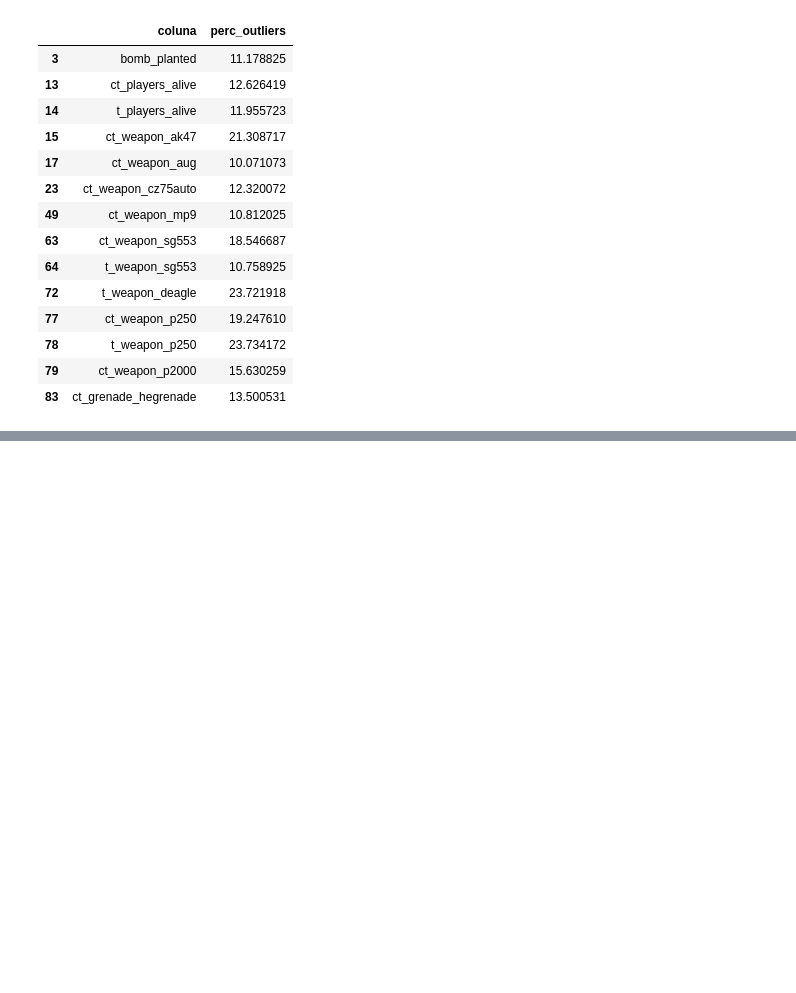
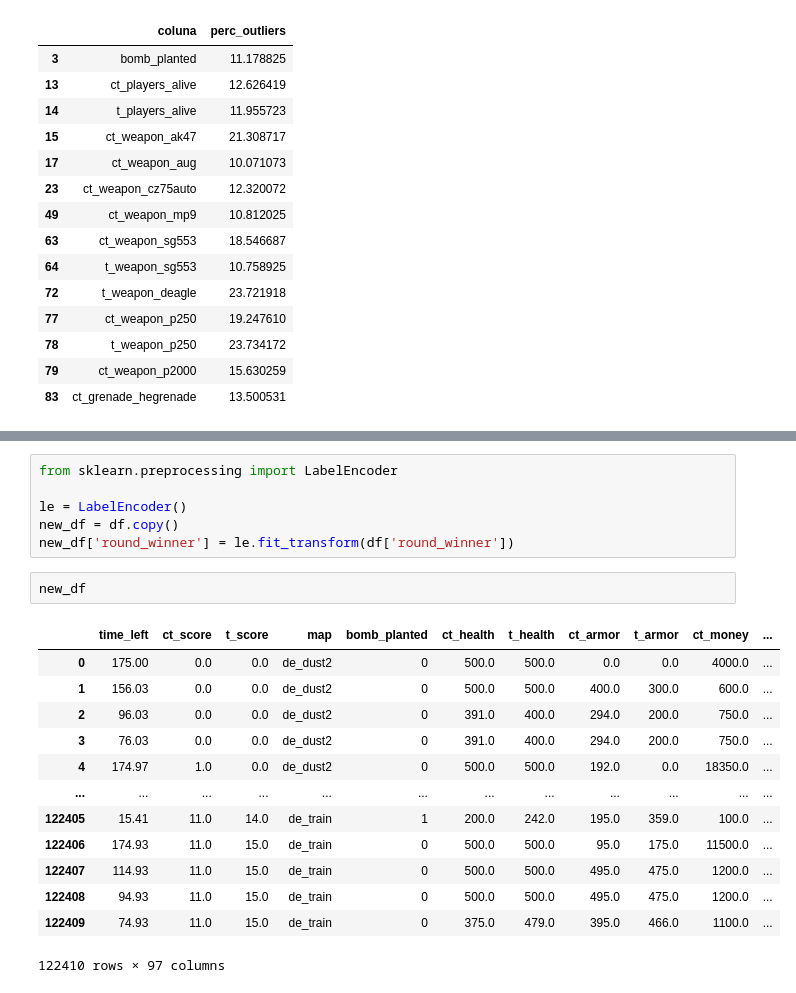
Before and after one commit to andrey-cp/Portfolio-Data-Science, a Jupyter notebook: Resolução de problema de classificação usando modelagem preditiva/Problema de classificação - Counter Strike.ipynb, the cells around one changed output, grey strips where cells are left out. Drawn from its saved outputs; the diff is of its cells as text; blank space fills up the shorter version.

```diff
--- a/Resolução de problema de classificação usando modelagem preditiva/Problema de classificação - Counter Strike.ipynb
+++ b/Resolução de problema de classificação usando modelagem preditiva/Problema de classificação - Counter Strike.ipynb
@@ -299,0 +199,22 @@ plt.show()
+# %%
+from sklearn.preprocessing import LabelEncoder
+
+le = LabelEncoder()
+new_df = df.copy()
+new_df['round_winner'] = le.fit_transform(df['round_winner'])
+# %%
+new_df
+# %% [output]
+|  | time_left | ct_score | t_score | map | bomb_planted | ct_health | t_health | ct_armor | t_armor | ct_money | ... |
+| 0 | 175.00 | 0.0 | 0.0 | de_dust2 | 0 | 500.0 | 500.0 | 0.0 | 0.0 | 4000.0 | ... |
+| 1 | 156.03 | 0.0 | 0.0 | de_dust2 | 0 | 500.0 | 500.0 | 400.0 | 300.0 | 600.0 | ... |
+| 2 | 96.03 | 0.0 | 0.0 | de_dust2 | 0 | 391.0 | 400.0 | 294.0 | 200.0 | 750.0 | ... |
+| 3 | 76.03 | 0.0 | 0.0 | de_dust2 | 0 | 391.0 | 400.0 | 294.0 | 200.0 | 750.0 | ... |
+| 4 | 174.97 | 1.0 | 0.0 | de_dust2 | 0 | 500.0 | 500.0 | 192.0 | 0.0 | 18350.0 | ... |
+| ... | ... | ... | ... | ... | ... | ... | ... | ... | ... | ... | ... |
+| 122405 | 15.41 | 11.0 | 14.0 | de_train | 1 | 200.0 | 242.0 | 195.0 | 359.0 | 100.0 | ... |
+| 122406 | 174.93 | 11.0 | 15.0 | de_train | 0 | 500.0 | 500.0 | 95.0 | 175.0 | 11500.0 | ... |
+| 122407 | 114.93 | 11.0 | 15.0 | de_train | 0 | 500.0 | 500.0 | 495.0 | 475.0 | 1200.0 | ... |
+| 122408 | 94.93 | 11.0 | 15.0 | de_train | 0 | 500.0 | 500.0 | 495.0 | 475.0 | 1200.0 | ... |
+| 122409 | 74.93 | 11.0 | 15.0 | de_train | 0 | 375.0 | 479.0 | 395.0 | 466.0 | 1100.0 | ... |
+122410 rows × 97 columns
```
Also changed, not shown: parts of 44 cells of this notebook.
